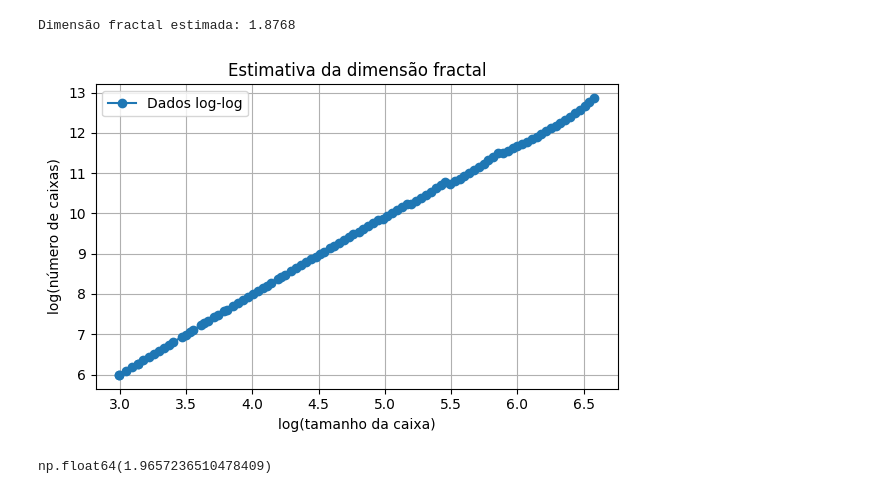
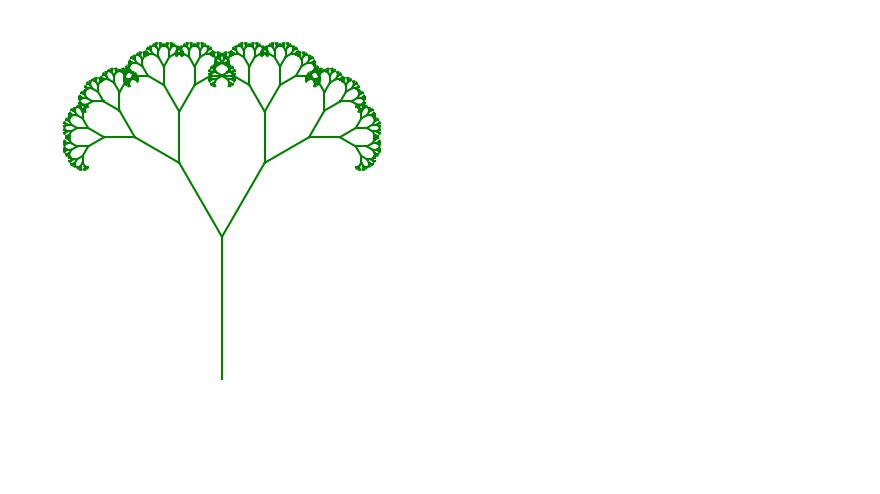
Before and after one commit to 1moi6/dimensa-o-fractal-arvore, a Jupyter notebook: teste.ipynb, the cells around one changed output. Drawn from its saved outputs; the diff is of its cells as text; code cells hidden in the pictures; blank space fills up the shorter version.

```diff
--- a/teste.ipynb
+++ b/teste.ipynb
@@ -185,28 +1,23 @@ img_com_caixas.show()
-# %%
-# Ajuste linear
-log_inv_eps = np.log(subdivs)
-log_N = np.log(num_blocos)
-coef, _ = np.polyfit(log_inv_eps, log_N, 1)
-dim_fractal = coef
-
-# Resultado
-print(f"Dimensão fractal estimada: {dim_fractal:.4f}")
-
-# Gráfico
-plt.figure(figsize=(6, 4))
-plt.plot(log_inv_eps, log_N, 'o-', label='Dados log-log')
-plt.xlabel("log(tamanho da caixa)")
-plt.ylabel("log(número de caixas)")
-plt.title("Estimativa da dimensão fractal")
-plt.grid(True)
-plt.legend()
-plt.tight_layout()
-plt.show()
-# %% [output]
-Dimensão fractal estimada: 1.8768
-[figure, removed]
-# %%
-coef_sem_intercepto = np.sum(log_inv_eps[20:] * log_N[20:]) / np.sum(log_inv_eps[20:] ** 2)
-coef_sem_intercepto
-# %% [output]
-np.float64(1.9657236510478409)
+# %%
+import matplotlib.pyplot as plt
+import numpy as np
+
+def draw_tree(x, y, angle, depth, ax, length=1.0, factor=0.6):
+    if depth == 0:
+        return
+    x2 = x + length * np.cos(angle)
+    y2 = y + length * np.sin(angle)
+    ax.plot([x, x2], [y, y2], color="green")
+    draw_tree(x2, y2, angle - np.pi/6, depth-1, ax, length * factor, factor)
+    draw_tree(x2, y2, angle + np.pi/6, depth-1, ax, length * factor, factor)
+
+def arvore_fractal_plot():
+    fig, ax = plt.subplots()
+    ax.set_aspect('equal')
+    ax.axis('off')
+    draw_tree(0, 0, np.pi/2, 10, ax)
+    plt.show()
+
+arvore_fractal_plot()
+# %% [output]
+[figure, added]
```
Also changed, not shown: parts of 20 cells of this notebook, 7 other files.
